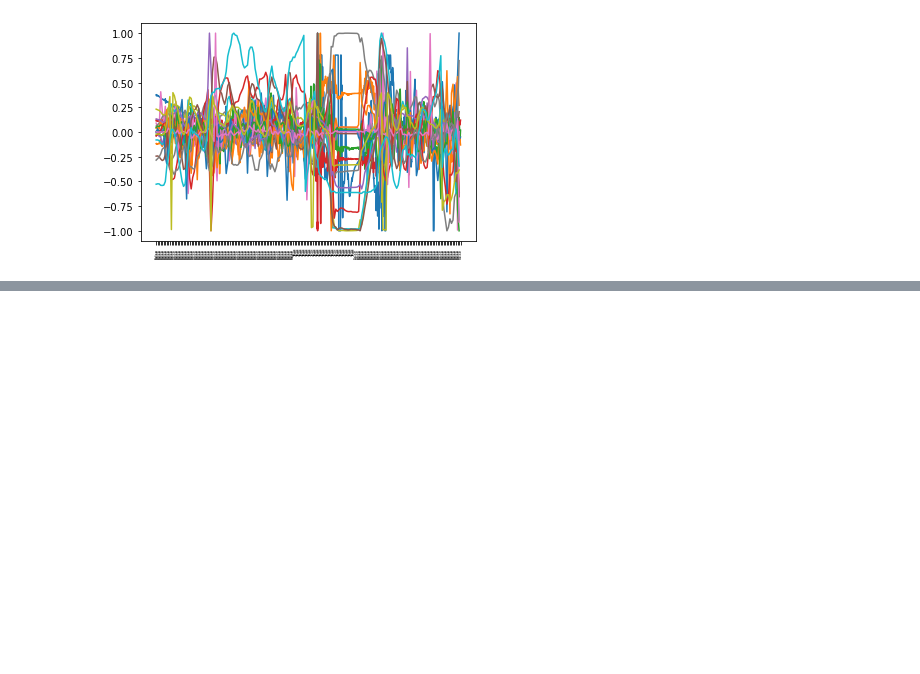
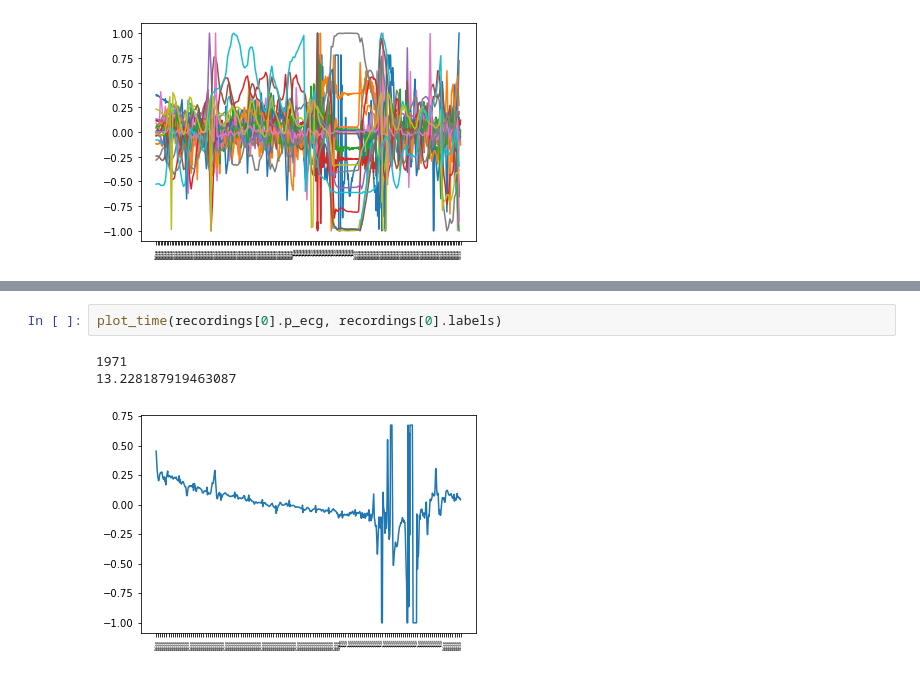
Before and after one commit to hwixley/Fall-Detection-Deep-Learning, a Jupyter notebook: preprocessing.ipynb, the cells around one changed output, grey strips where cells are left out. Drawn from its saved outputs; the diff is of its cells as text; blank space fills up the shorter version.

```diff
--- a/preprocessing.ipynb
+++ b/preprocessing.ipynb
@@ -379,0 +386,6 @@ plot_recording(recordings[1])
+# %%
+plot_time(recordings[0].p_ecg, recordings[0].labels)
+# %% [output]
+1971
+13.228187919463087
+[figure, added]
```
Also changed, not shown: parts of 1 cell of this notebook.
